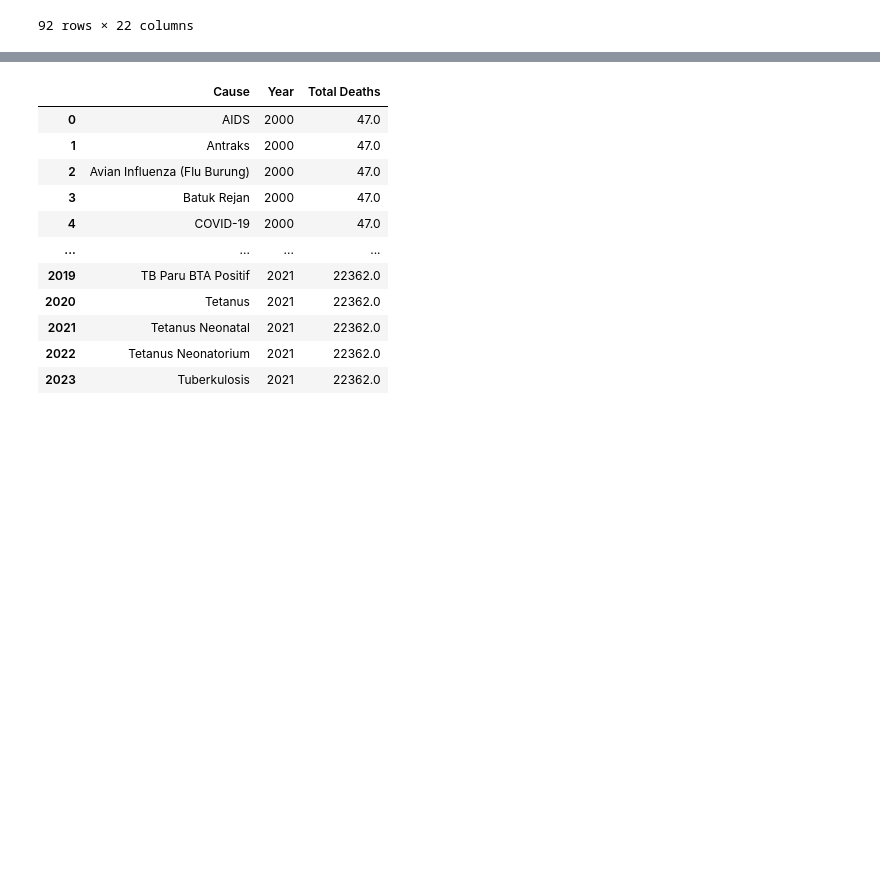
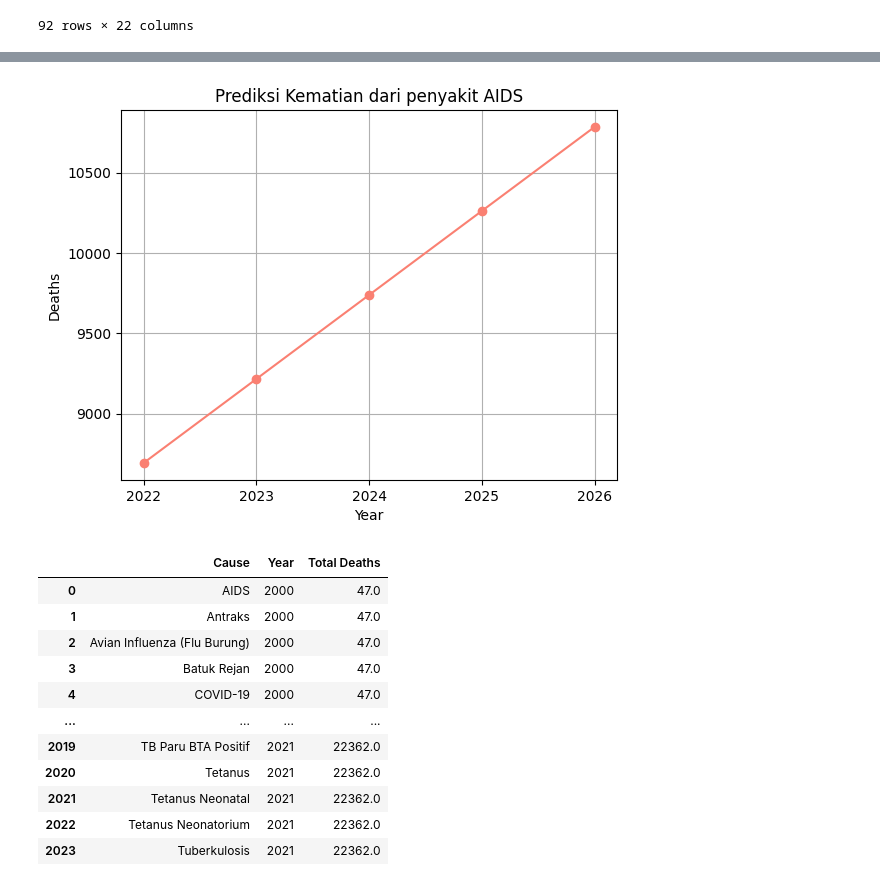
Before and after one commit to Ndraaa15/Cause-of-Death-in-Indonesia, a Jupyter notebook: cause_of_death_infectious_disease_per_year.ipynb, the cells around one changed output, grey strips where cells are left out. Saved outputs shown, nothing was run; the diff lists cells and outputs as text; code cells hidden in the pictures; blank space fills up the shorter version.

Commit message:
`Update:` Linear Regression

```diff
--- a/cause_of_death_infectious_disease_per_year.ipynb
+++ b/cause_of_death_infectious_disease_per_year.ipynb
@@ -265,0 +283,27 @@ table_filled_knn
+# %%
+from sklearn.linear_model import LinearRegression
+
+# Mengambil data tahun dan jumlah kematian AIDS
+data = table_filled_knn.loc['Demam Berdarah', :].dropna()
+years = data.index.values.reshape(-1, 1)
+deaths = data.values.reshape(-1, 1)
+
+# Membuat model regresi linier
+regression = LinearRegression()
+regression.fit(years, deaths)
+
+# Prediksi jumlah kematian AIDS di tahun-tahun berikutnya
+start_year = 2022
+end_year = 2026
+predicted_years = range(start_year, end_year + 1)
+
+# Membuat DataFrame kosong untuk menyimpan prediksi
+predicted_df = pd.DataFrame(columns=['Year', 'Deaths'])
+
+# Mengisi DataFrame dengan prediksi
+for year in predicted_years:
+   predicted_deaths = regression.predict([[year]])
+   predicted_df = pd.concat([predicted_df, pd.DataFrame({'Year': [year], 'Deaths': [predicted_deaths[0][0]]})], ignore_index=True)
+
+# Menampilkan DataFrame baru
+predicted_df
@@ -266 +317,20 @@ table_filled_knn
+# %%
+import matplotlib.pyplot as plt
+
+# Mengubah nilai tahun menjadi integer
+predicted_df['Year'] = predicted_df['Year'].astype(int)
+
+# Menampilkan visualisasi diagram garis
+plt.plot(predicted_df['Year'], predicted_df['Deaths'], marker='o', linestyle='-', color='salmon')
+plt.xlabel('Year')
+plt.ylabel('Deaths')
+plt.title('Prediksi Kematian dari penyakit AIDS')
+plt.grid(True)
+
+# Menghilangkan angka 2022.5 pada sumbu x
+plt.xticks(predicted_df['Year'])
+
+plt.show()
+# %% [output]
+[figure, added]
 # %%
```
Also changed, not shown: parts of 4 cells of this notebook.
